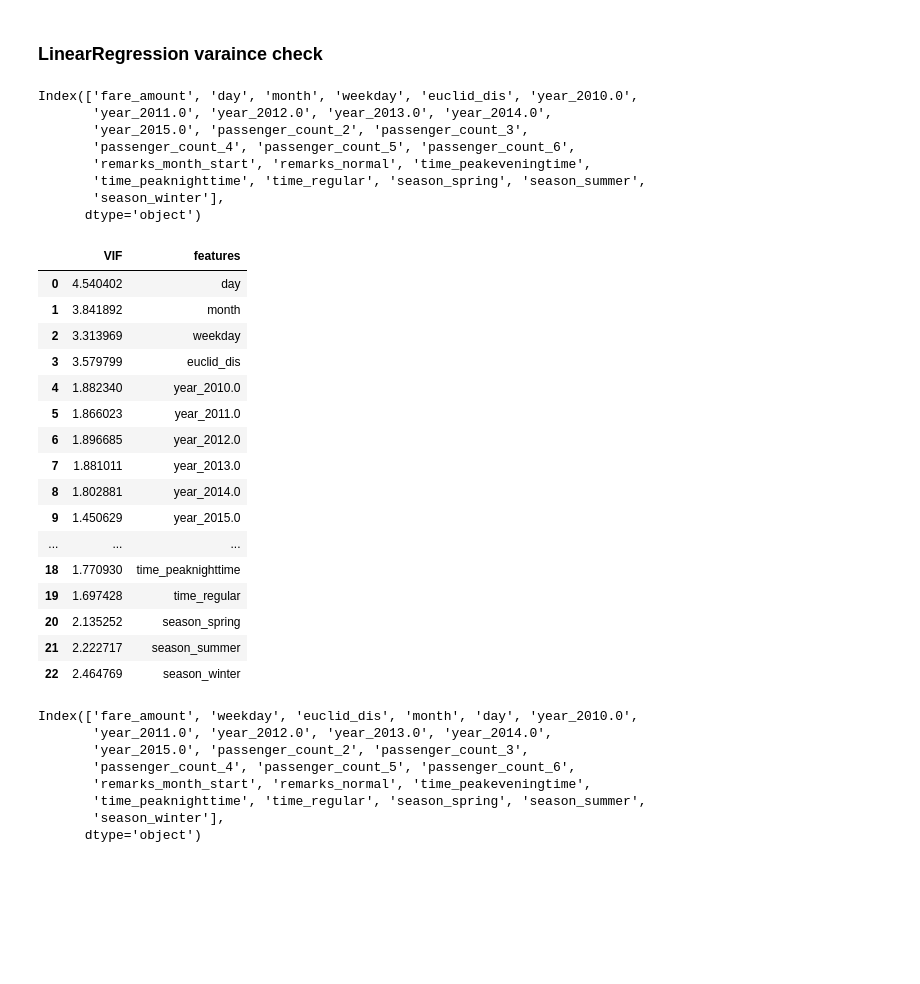
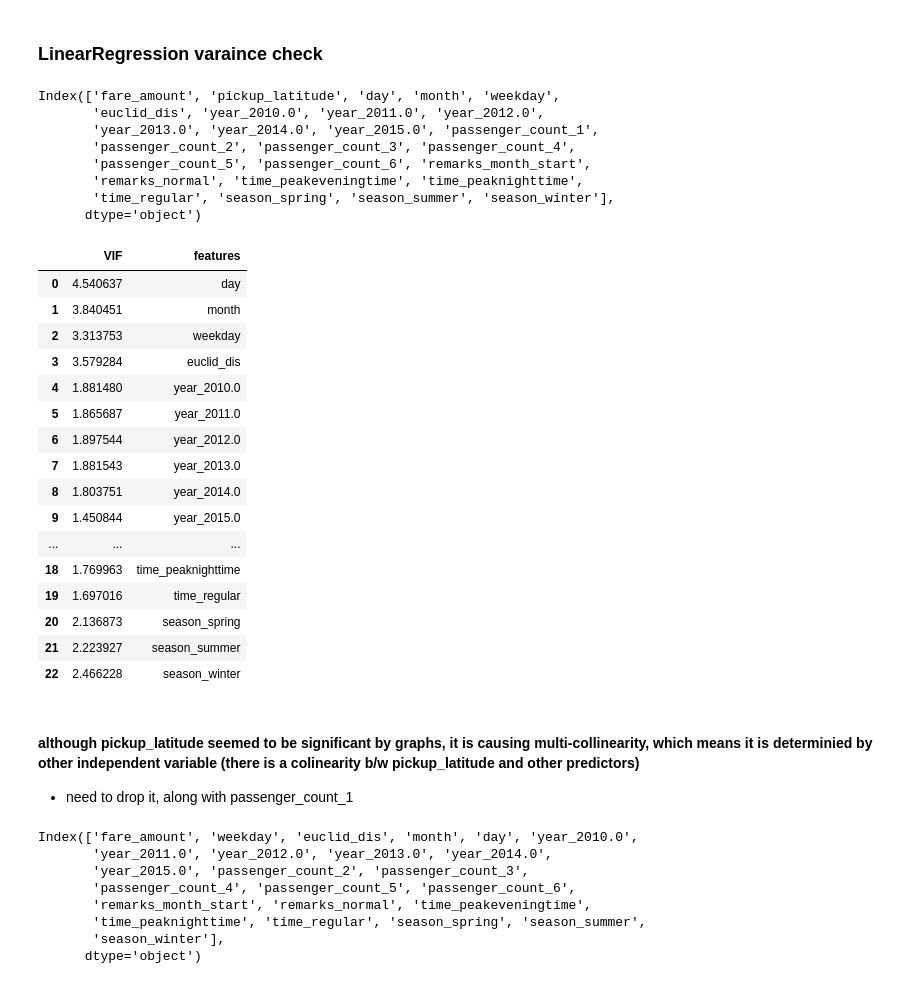
Before and after one commit to pat-123/cab_fare, a Jupyter notebook: notebooks/cab_fare.ipynb, the cells around one changed output. Drawn from its saved outputs; the diff is of its cells as text; code cells hidden in the pictures; blank space fills up the shorter version.

```diff
--- a/notebooks/cab_fare.ipynb
+++ b/notebooks/cab_fare.ipynb
@@ -712,7 +764,7 @@ Name: euclid_dis, dtype: float64
 #drop
 
 test = test.drop(test[test.euclid_dis==0].index).reset_index().drop('index',axis=1)
-df_cleaned = data.drop(data[data.euclid_dis==0].index).reset_index().drop('index',axis=1)
+df_cleaned = df_cleaned.drop(df_cleaned[df_cleaned.euclid_dis==0].index).reset_index().drop('index',axis=1)
 data.loc[data.euclid_dis==0,'euclid_dis'] = 0.017
 #plt.scatter(data[data.euclid_dis<1].euclid_dis,data[data.euclid_dis<1].fare_amount)
 f,ax= plt.subplots(figsize=(10,10))
@@ -887,8 +963,8 @@ dropped 2.823563136018346 percent of original data in data cleaning
 # %% [markdown]
 ### let us remove the redundant columns now
 # %%
-model_data =df_cleaned.copy().drop(['pickup_datetime','pickup_longitude','pickup_latitude','dropoff_latitude','dropoff_longitude','mahattan_dis','geodesic'],axis=1)
-model_test = test.copy().drop(['pickup_datetime','pickup_longitude','pickup_latitude','dropoff_latitude','dropoff_longitude','mahattan_dis','geodesic'],axis=1)
+model_data =df_cleaned.copy().drop(['pickup_datetime','pickup_longitude','dropoff_latitude','dropoff_longitude','mahattan_dis','geodesic'],axis=1)
+model_test = test.copy().drop(['pickup_datetime','pickup_longitude','dropoff_latitude','dropoff_longitude','mahattan_dis','geodesic'],axis=1)
 # %% [markdown]
 ### dataframe with log transoformation on fare_amount
 # %%
@@ -911,8 +987,8 @@ sb.heatmap(model_data[['fare_amount','euclid_dis']].corr(),annot=True)
 ### Normalization
 # %%
 #cont_names,categ_names,_,_,_ = iv_dv_get_col_names1(model_data,'fare_amount')
-model_data = normalize(model_data,['month','weekday','day','euclid_dis'])
-model_test = normalize(model_test,['month','weekday','day','euclid_dis'])
+model_data = normalize(model_data,['month','weekday','day','euclid_dis','pickup_latitude'])
+model_test = normalize(model_test,['month','weekday','day','euclid_dis','pickup_latitude'])
 # %% [markdown]
 ### boxcox transformation
 # %%
@@ -1012,5 +1090,5 @@ model_data.head(2)
 # %%
-model_data_orig = pd.get_dummies(model_data,drop_first=True,columns=['year','passenger_count','remarks','time','season'])
+model_data_orig = pd.get_dummies(model_data,drop_first=True,columns=['year','passenger_count','remarks','time','season',])
 model_data_chi2 = pd.get_dummies(model_data.drop(skip,axis=1),drop_first=True,columns=['year','time','season'])
 model_data_cbrt_fare = pd.get_dummies(model_data_cbrt_fare.drop('fare_amount',axis=1),drop_first=True,columns=['year','passenger_count','remarks','time','season'])
 model_data_boxcox = pd.get_dummies(data_norm,drop_first=True,columns=['year','passenger_count','remarks','time','season'])
@@ -1103,38 +1181,41 @@ rmse error for k 14 is 2.9616894586724825
 # %%
 model_data_orig.columns
 # %% [output]
-Index(['fare_amount', 'day', 'month', 'weekday', 'euclid_dis', 'year_2010.0',
-       'year_2011.0', 'year_2012.0', 'year_2013.0', 'year_2014.0',
-       'year_2015.0', 'passenger_count_2', 'passenger_count_3',
-       'passenger_count_4', 'passenger_count_5', 'passenger_count_6',
-       'remarks_month_start', 'remarks_normal', 'time_peakeveningtime',
-       'time_peaknighttime', 'time_regular', 'season_spring', 'season_summer',
-       'season_winter'],
+Index(['fare_amount', 'pickup_latitude', 'day', 'month', 'weekday',
+       'euclid_dis', 'year_2010.0', 'year_2011.0', 'year_2012.0',
+       'year_2013.0', 'year_2014.0', 'year_2015.0', 'passenger_count_1',
+       'passenger_count_2', 'passenger_count_3', 'passenger_count_4',
+       'passenger_count_5', 'passenger_count_6', 'remarks_month_start',
+       'remarks_normal', 'time_peakeveningtime', 'time_peaknighttime',
+       'time_regular', 'season_spring', 'season_summer', 'season_winter'],
       dtype='object')
 # %%
 vif = pd.DataFrame()
-predictors = model_data_orig.drop(['fare_amount'],axis=1)
+predictors = model_data_orig.drop(['fare_amount','pickup_latitude','passenger_count_1'],axis=1)
 vif["VIF"] = [variance_inflation_factor(predictors.values, i) for i in range(predictors.shape[1])]
 vif["features"] = predictors.columns
 vif
 # %% [output]
 |  | VIF | features |
-| 0 | 4.540402 | day |
-| 1 | 3.841892 | month |
-| 2 | 3.313969 | weekday |
-| 3 | 3.579799 | euclid_dis |
-| 4 | 1.882340 | year_2010.0 |
-| 5 | 1.866023 | year_2011.0 |
-| 6 | 1.896685 | year_2012.0 |
-| 7 | 1.881011 | year_2013.0 |
-| 8 | 1.802881 | year_2014.0 |
-| 9 | 1.450629 | year_2015.0 |
+| 0 | 4.540637 | day |
+| 1 | 3.840451 | month |
+| 2 | 3.313753 | weekday |
+| 3 | 3.579284 | euclid_dis |
+| 4 | 1.881480 | year_2010.0 |
+| 5 | 1.865687 | year_2011.0 |
+| 6 | 1.897544 | year_2012.0 |
+| 7 | 1.881543 | year_2013.0 |
+| 8 | 1.803751 | year_2014.0 |
+| 9 | 1.450844 | year_2015.0 |
 | ... | ... | ... |
-| 18 | 1.770930 | time_peaknighttime |
-| 19 | 1.697428 | time_regular |
-| 20 | 2.135252 | season_spring |
-| 21 | 2.222717 | season_summer |
-| 22 | 2.464769 | season_winter |
+| 18 | 1.769963 | time_peaknighttime |
+| 19 | 1.697016 | time_regular |
+| 20 | 2.136873 | season_spring |
+| 21 | 2.223927 | season_summer |
+| 22 | 2.466228 | season_winter |
+# %% [markdown]
+#### although pickup_latitude seemed to be significant by graphs, it is causing multi-collinearity, which means it is determinied by other independent variable (there is a colinearity b/w pickup_latitude and other predictors)
+- need to drop it, along with passenger_count_1
 # %%
 #### need to remove passenger_count1 from the predictors
 #model_data_boxcox.corr()['fare_amount']
```
Also changed, not shown: parts of 53 cells of this notebook, 1 other file.
